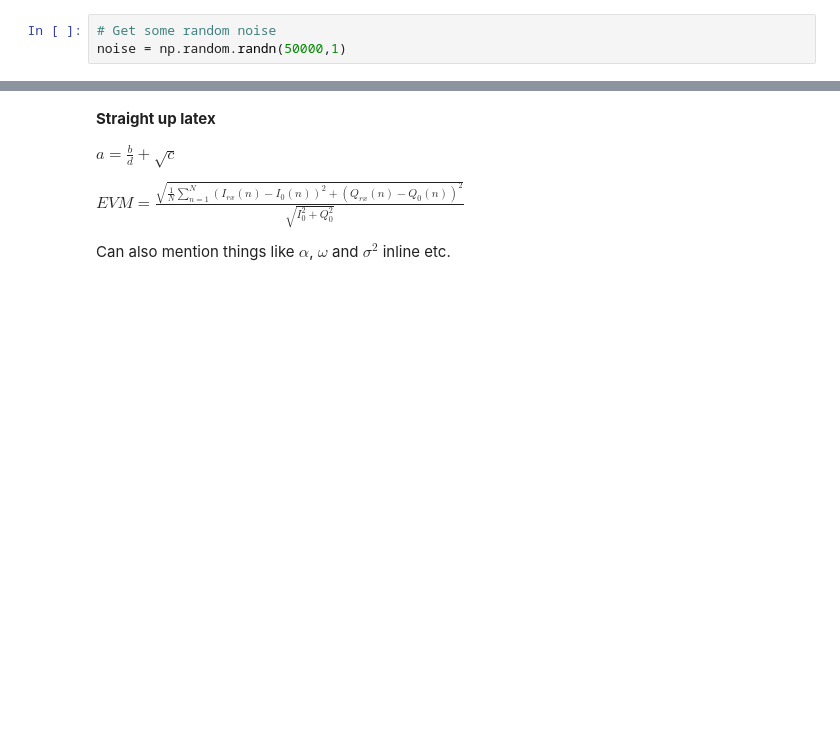
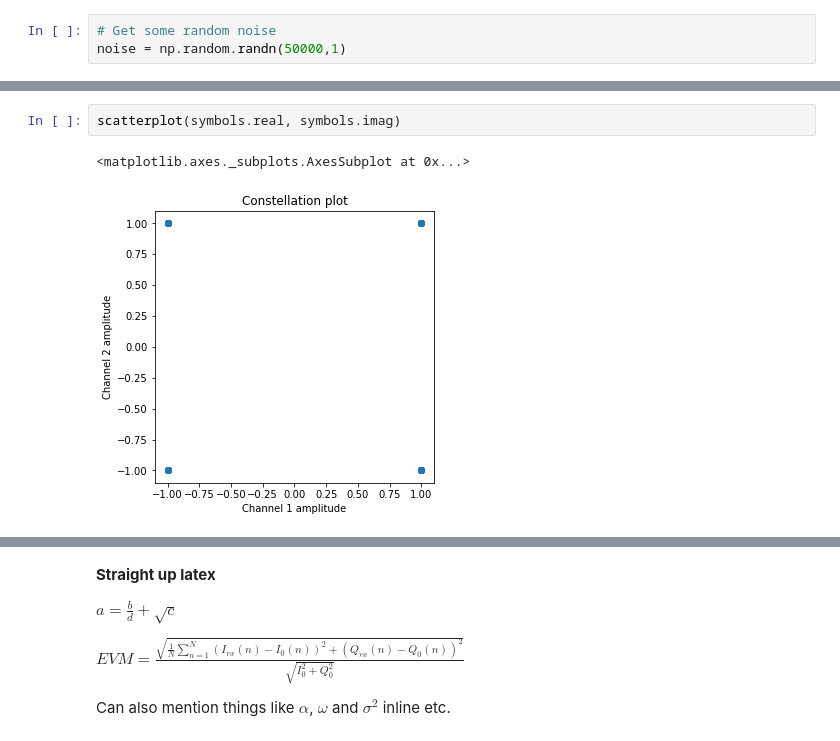
Before and after one commit to strath-sdr/dsp_notebooks, a Jupyter notebook: notebooks/reference_notebook.ipynb, the cells around one changed output, grey strips where cells are left out. Saved outputs shown, nothing was run; the diff lists cells and outputs as text; blank space fills up the shorter version.

```diff
--- a/notebooks/reference_notebook.ipynb
+++ b/notebooks/reference_notebook.ipynb
@@ -106,0 +118,5 @@ plt.show()
+# %%
+scatterplot(symbols.real, symbols.imag)
+# %% [output]
+<matplotlib.axes._subplots.AxesSubplot at 0x...>
+[figure, added]
```
Also changed, not shown: parts of 10 cells of this notebook, 2 other files.
